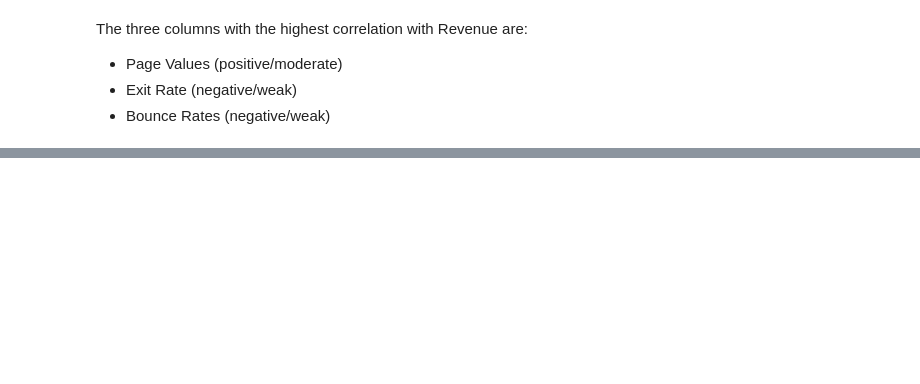
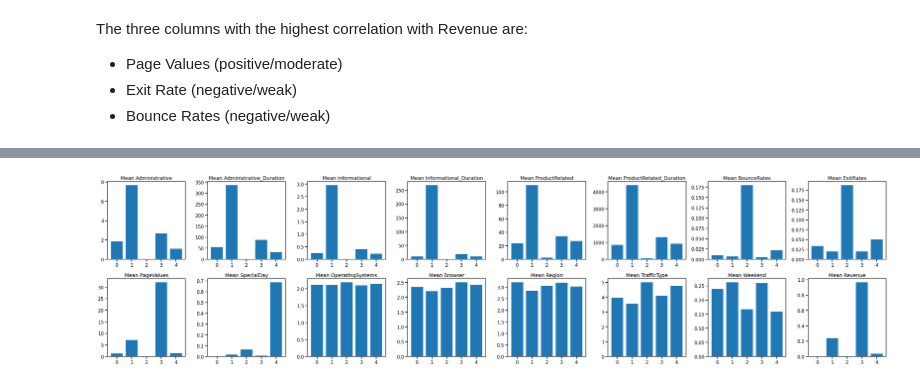
Before and after one commit to brock-ricker/Online-Shoppers-Purchasing-Intent, a Jupyter notebook: Online_Shoppers_Purchasing_Intent.ipynb, the cells around one changed output, grey strips where cells are left out. Saved outputs shown, nothing was run; the diff lists cells and outputs as text; code cells hidden in the pictures; blank space fills up the shorter version.

```diff
--- a/Online_Shoppers_Purchasing_Intent.ipynb
+++ b/Online_Shoppers_Purchasing_Intent.ipynb
@@ -170,0 +318,20 @@ The three columns with the highest correlation with Revenue are:
+# %%
+#creating new data with clusters for analysis
+ = df.copy()
+df_w_clusters["cluster"] = km_final.labels_
+# %%
+#grouping by cluster
+cluster_groups = df_w_clusters.groupby(by="cluster",as_index=False).mean()
+# %%
+#visualize means
+fig, axes = plt.subplots(2,8, figsize = (40, 10))
+
+axes = axes.ravel()
+
+for i, col in enumerate(cluster_groups.columns[1:]):
+  axes[i].bar(cluster_groups['cluster'], cluster_groups[col])
+  axes[i].set_title(f'Mean {col}')
+  axes[i].set_xticks([0,1,2,3,4])
+  plt.tight_layout()
+# %% [output]
+[figure, added]
```
Also changed, not shown: parts of 25 cells of this notebook.
